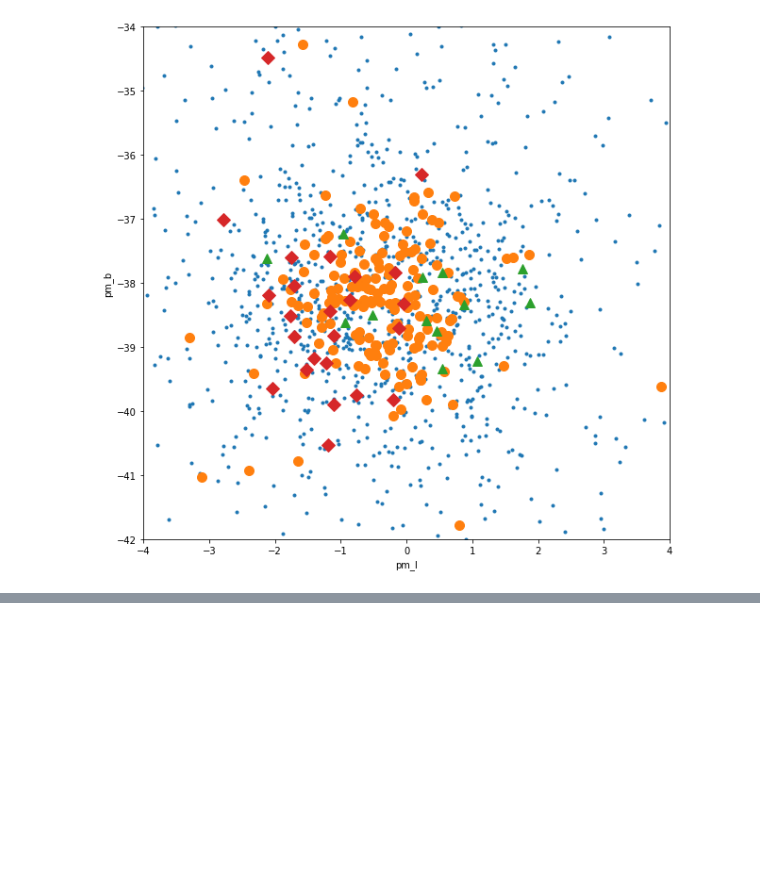
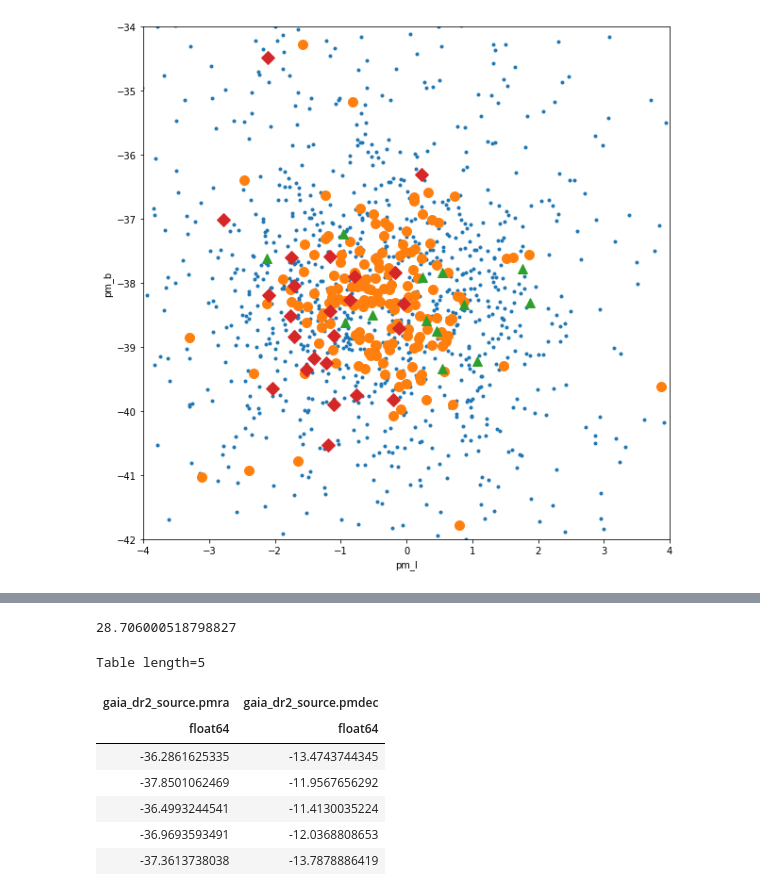
Before and after one commit to stephtdouglas/M44_subcluster, a Jupyter notebook: M44_DBSCAN.ipynb, the cells around one changed output, grey strips where cells are left out. Drawn from its saved outputs; the diff is of its cells as text; code cells hidden in the pictures; blank space fills up the shorter version.

```diff
--- a/M44_DBSCAN.ipynb
+++ b/M44_DBSCAN.ipynb
@@ -155,0 +171,11 @@ Text(0,0.5,'pm_b')
+# %%
+slamo=Table.from_pandas(slamo)
+# %%
+ulamo = slamo[uniq_idx]
+# %%
+g1 = ini_member[group_idx[1]]
+g1_pos = ini_member_pos[group_idx[1]]
+g2 = ini_member[group_idx[2]]
+g2_pos = ini_member_pos[group_idx[2]]
+
+ulamo_pos= SkyCoord(ra=ulamo['gaia_dr2_source.ra'],dec=ulamo['gaia_dr2_source.dec'],unit=(u.deg,u.deg))
@@ -155,0 +197,16 @@ Text(0,0.5,'pm_b')
+# %%
+idx_g2,d2d_g2,d3d = g2_pos.match_to_catalog_sky(ulamo_pos)
+np.mean(ulamo['rv'][idx_g2[d2d_g2 <= 1.*u.arcsec]])
+# %% [output]
+28.706000518798827
+# %%
+g2['gaia_dr2_source.pmra','gaia_dr2_source.pmdec'][d2d_g2 <= 1.*u.arcsec]
+# %% [output]
+Table length=5
+| gaia_dr2_source.pmra | gaia_dr2_source.pmdec |
+| float64 | float64 |
+| -36.2861625335 | -13.4743744345 |
+| -37.8501062469 | -11.9567656292 |
+| -36.4993244541 | -11.4130035224 |
+| -36.9693593491 | -12.0368808653 |
+| -37.3613738038 | -13.7878886419 |
```
Also changed, not shown: parts of 10 cells of this notebook.
